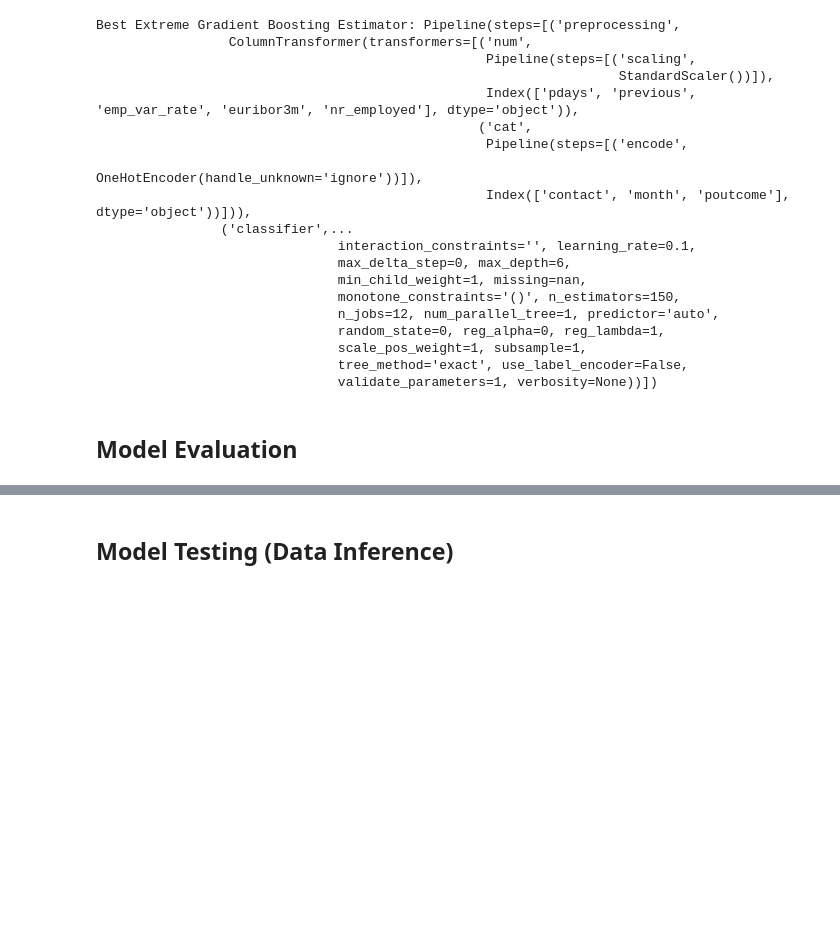
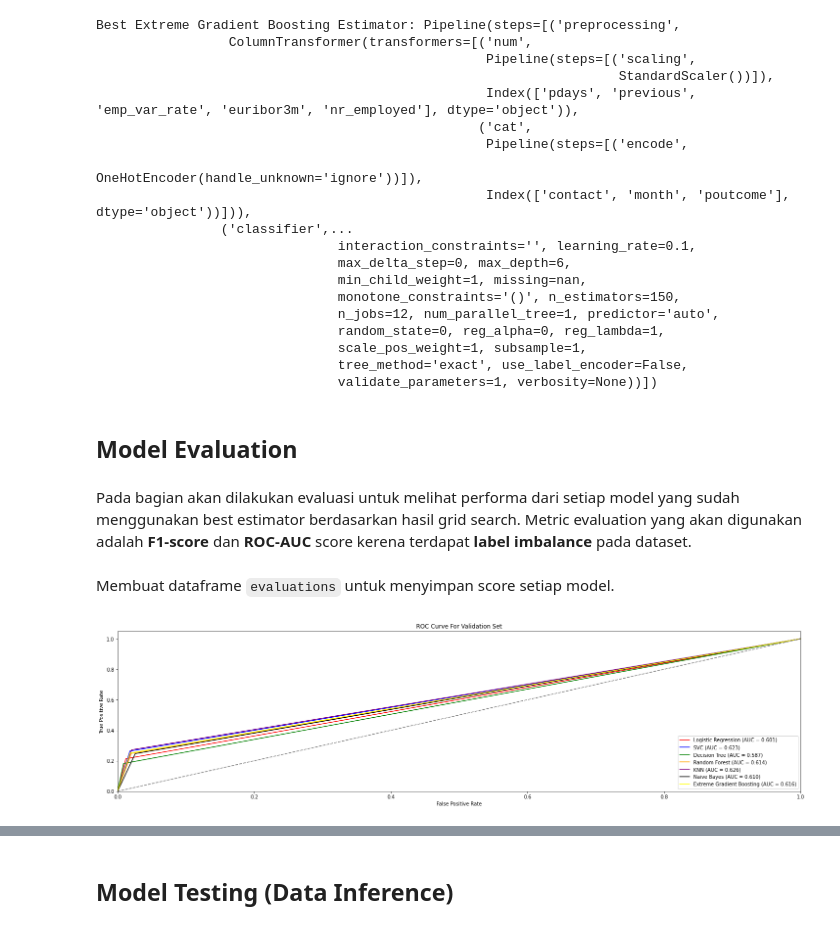
Before and after one commit to Penzragon/h8dsft_P1Milestone1, a Jupyter notebook: script.ipynb, the cells around one changed output, grey strips where cells are left out. Drawn from its saved outputs; the diff is of its cells as text; code cells hidden in the pictures; blank space fills up the shorter version.

Commit message:
Add ROC AUC graph to model validation

```diff
--- a/script.ipynb
+++ b/script.ipynb
@@ -1064,6 +1047,10 @@ Best Extreme Gradient Boosting Estimator: Pipeline(steps=[('preprocessing',
                                validate_parameters=1, verbosity=None))])
 # %% [markdown]
 ## Model Evaluation
+# %% [markdown]
+Pada bagian akan dilakukan evaluasi untuk melihat performa dari setiap model yang sudah menggunakan best estimator berdasarkan hasil grid search. Metric evaluation yang akan digunakan adalah **F1-score** dan **ROC-AUC** score kerena terdapat **label imbalance** pada dataset.
+# %% [markdown]
+Membuat dataframe `evaluations` untuk menyimpan score setiap model.
 # %%
 evaluations = pd.DataFrame(columns=['model', 'training_score', 'validation_score', 'macro_f1_score', 'roc_auc_score'])
 # %%
@@ -1077,3 +1064,30 @@ evaluations.loc[6] = ['Extreme Gradient Boosting', best_xgb.score(X_train, y_tra
+# %%
+logistic_false_positive_rate_val, logistic_true_positive_rate_val, logistic_thresholds_val = roc_curve(y_val, best_logistic.predict(X_val))
+svc_false_positive_rate_val, svc_true_positive_rate_val, svc_thresholds_val = roc_curve(y_val, best_svc.predict(X_val))
+tree_false_positive_rate_val, tree_true_positive_rate_val, tree_thresholds_val = roc_curve(y_val, best_tree.predict(X_val))
+forest_false_positive_rate_val, forest_true_positive_rate_val, forest_thresholds_val = roc_curve(y_val, best_forest.predict(X_val))
+knn_false_positive_rate_val, knn_true_positive_rate_val, knn_thresholds_val = roc_curve(y_val, best_knn.predict(X_val))
+naive_false_positive_rate_val, naive_true_positive_rate_val, naive_thresholds_val = roc_curve(y_val, best_naive.predict(X_val))
+xgb_false_positive_rate_val, xgb_true_positive_rate_val, xgb_thresholds_val = roc_curve(y_val, best_xgb.predict(X_val))
+# %%
+plt.figure(figsize=(25, 6))
+plt.plot(logistic_false_positive_rate_val, logistic_true_positive_rate_val, color='red', label=f'Logistic Regression (AUC = {roc_auc_score(y_val, best_logistic.predict(X_val)):.3f})')
+plt.plot(svc_false_positive_rate_val, svc_true_positive_rate_val, color='blue', label=f'SVC (AUC = {roc_auc_score(y_val, best_svc.predict(X_val)):.3f})')
+plt.plot(tree_false_positive_rate_val, tree_true_positive_rate_val, color='green', label=f'Decision Tree (AUC = {roc_auc_score(y_val, best_tree.predict(X_val)):.3f})')
+plt.plot(forest_false_positive_rate_val, forest_true_positive_rate_val, color='orange', label=f'Random Forest (AUC = {roc_auc_score(y_val, best_forest.predict(X_val)):.3f})')
+plt.plot(knn_false_positive_rate_val, knn_true_positive_rate_val, color='purple', label=f'KNN (AUC = {roc_auc_score(y_val, best_knn.predict(X_val)):.3f})')
+plt.plot(naive_false_positive_rate_val, naive_true_positive_rate_val, color='black', label=f'Naive Bayes (AUC = {roc_auc_score(y_val, best_naive.predict(X_val)):.3f})')
+plt.plot(xgb_false_positive_rate_val, xgb_true_positive_rate_val, color='yellow', label=f'Extreme Gradient Boosting (AUC = {roc_auc_score(y_val, best_xgb.predict(X_val)):.3f})')
+plt.plot([0, 1], [0, 1], color='grey', linestyle='--')
+plt.xlim([0.0, 1.0])
+plt.ylim([0.0, 1.05])
+plt.xlabel('False Positive Rate')
+plt.ylabel('True Positive Rate')
+plt.title('ROC Curve For Validation Set')
+plt.legend(loc="lower right")
+plt.show()
+# %% [output]
+[figure, added]
 # %%
 evaluations.sort_values(by='roc_auc_score', ascending=False)
 # %% [output]
```
Also changed, not shown: parts of 7 cells of this notebook.
